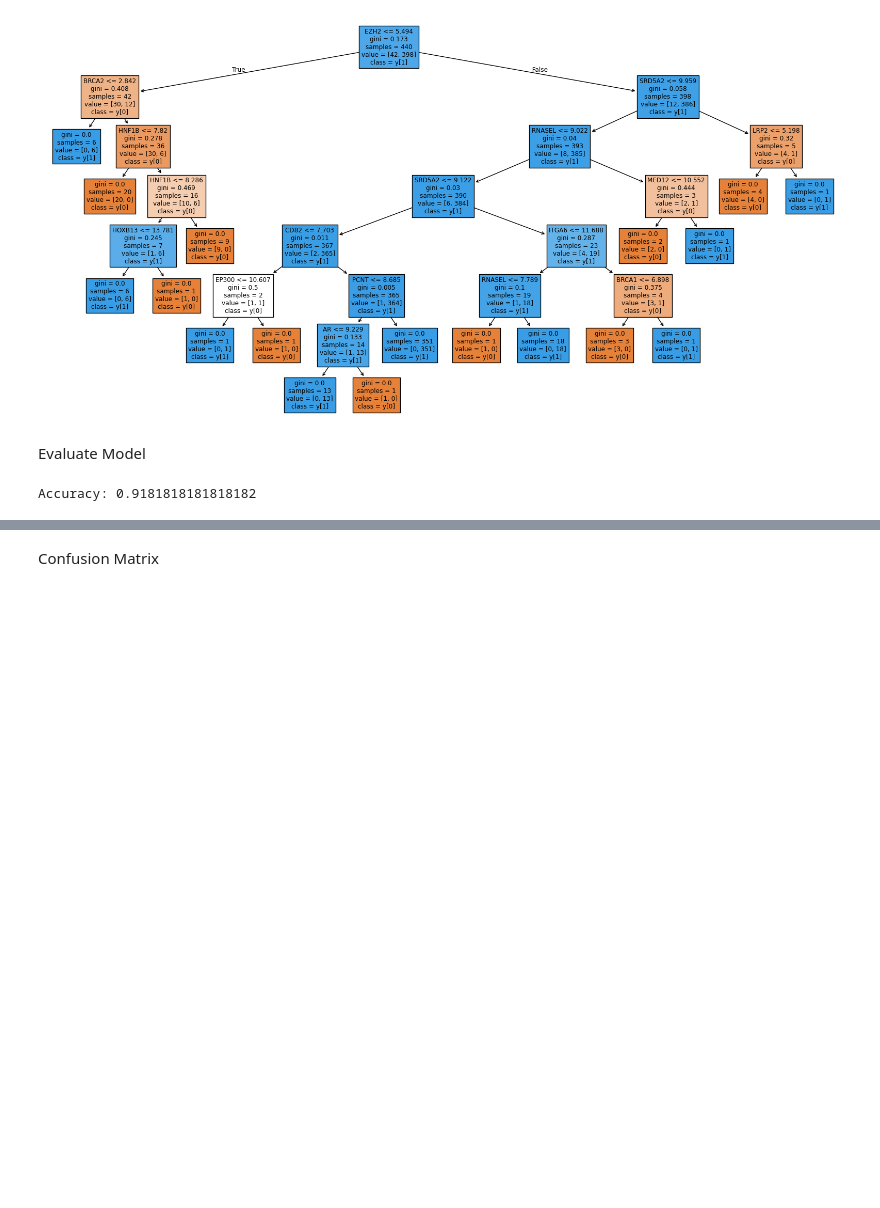
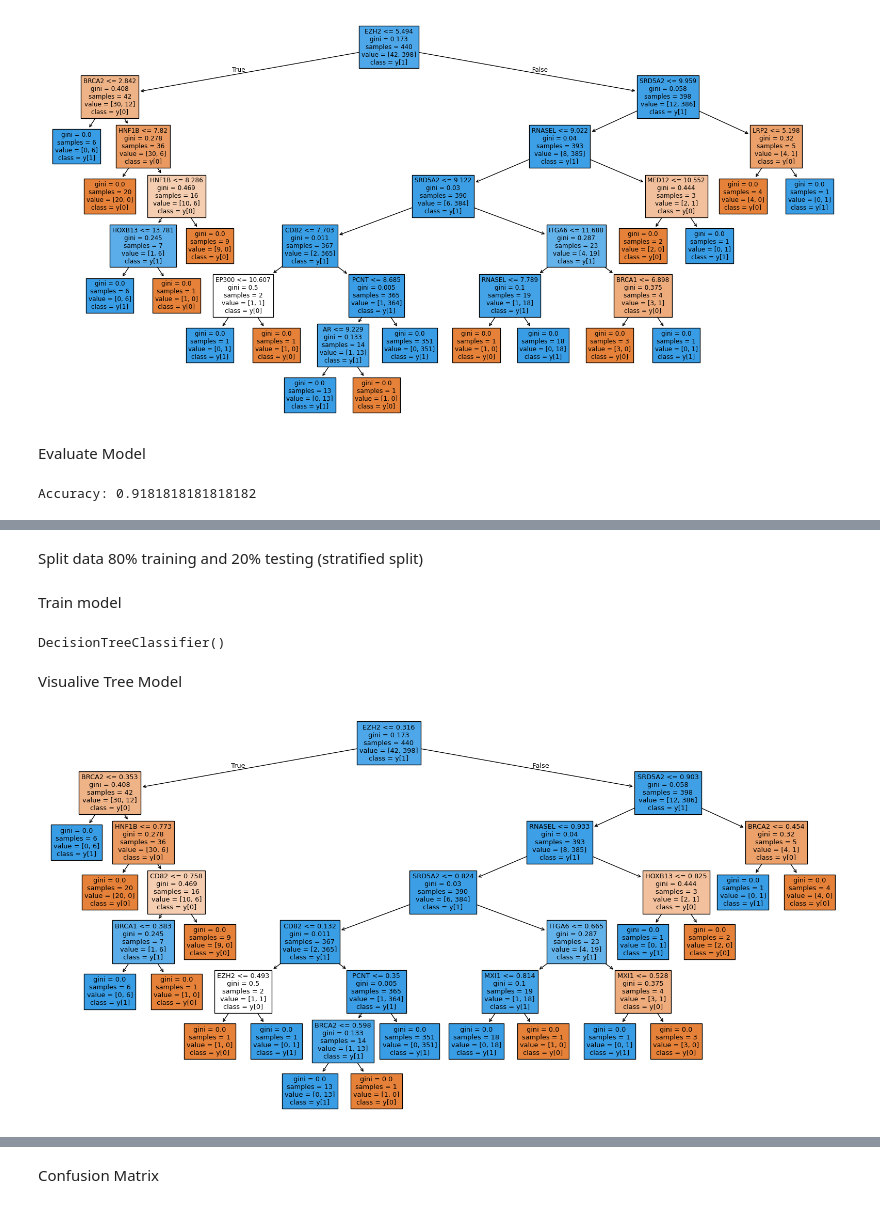
Before and after one commit to TheIcyStar/445-hw5, a Jupyter notebook: HW5-part1.ipynb, the cells around one changed output, grey strips where cells are left out. Saved outputs shown, nothing was run; the diff lists cells and outputs as text; code cells hidden in the pictures; blank space fills up the shorter version.

```diff
--- a/HW5-part1.ipynb
+++ b/HW5-part1.ipynb
@@ -88,0 +151,2 @@ Accuracy: 0.9181818181818182
+# %% [markdown]
+Split data 80% training and 20% testing (stratified split)
@@ -88,0 +163,16 @@ Accuracy: 0.9181818181818182
+# %% [markdown]
+Train model
+# %%
+model = DecisionTreeClassifier()
+
+model.fit(X_train, y_train)
+# %% [output]
+DecisionTreeClassifier()
+# %% [markdown]
+Visualive Tree Model
+# %%
+plt.figure(figsize=(20, 10))
+plot_tree(model, feature_names=X.columns, class_names=True, filled=True)
+plt.show()
+# %% [output]
+[figure, added]
```
Also changed, not shown: parts of 21 cells of this notebook.
